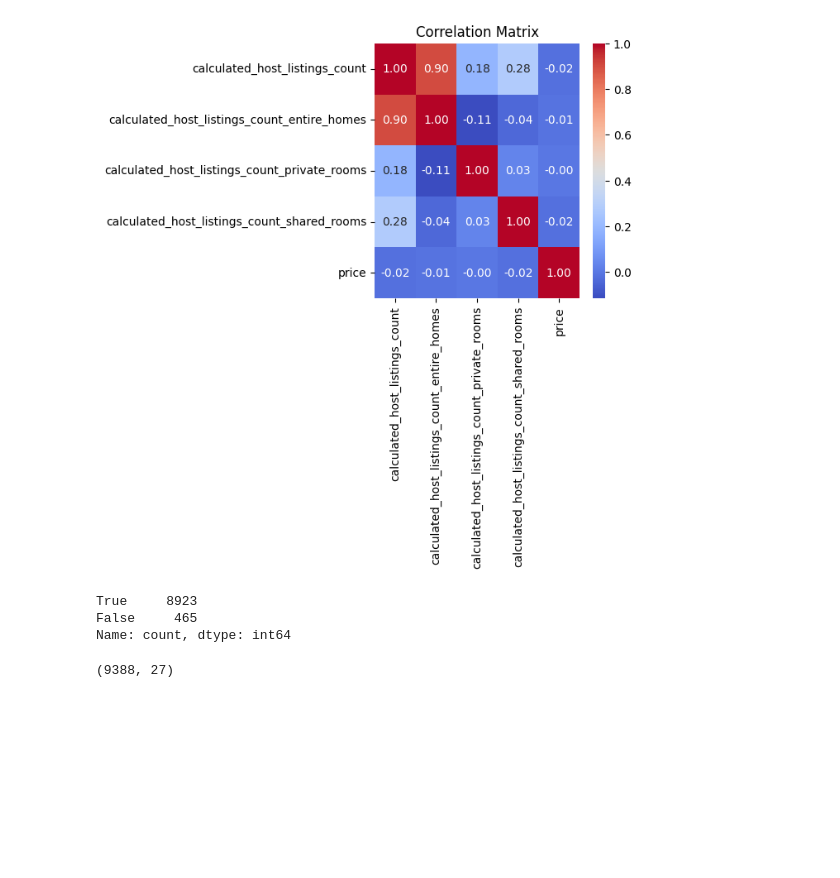
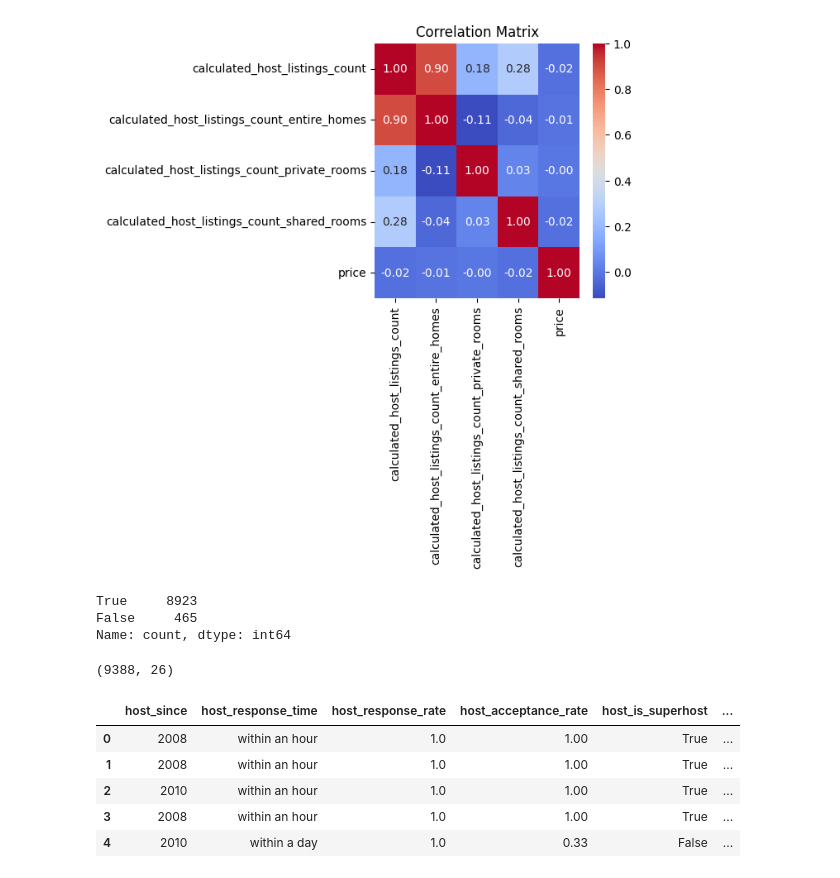
Before and after one commit to bornedan/datax-project, a Jupyter notebook: sandbox/lucie_pinterova/Data_processing0505.ipynb, the cells around one changed output. Drawn from its saved outputs; the diff is of its cells as text; code cells hidden in the pictures; blank space fills up the shorter version.

```diff
--- a/sandbox/lucie_pinterova/Data_processing0505.ipynb
+++ b/sandbox/lucie_pinterova/Data_processing0505.ipynb
@@ -530,3 +533,6 @@ df['host_verifications'] = df['host_verifications'].apply(lambda x: ast.literal_
 df['count_verifications'] = df['host_verifications'].apply(lambda x: len(x))
 
 df['count_verifications'].value_counts()
+
+# Delete host_verifications
+delete_cols.append('host_verifications')
@@ -798,6 +798,10 @@ def categorize_season(availability):
 # function to create new column 'season'
 df['season'] = df['seasonal_availability'].apply(categorize_season)
 
+categories = ['Low','Medium','High']
+
+df["season"] = df["season"].astype(pd.CategoricalDtype(categories=categories, ordered=True))
+
 # deleting previous availability columns
 avdel=['availability_30', 'availability_60', 'availability_90', 'availability_365']
 delete_cols.extend(avdel)
@@ -920,6 +924,15 @@ dfcl = df.drop(delete_cols, axis=1)
 
 dfcl.shape
 # %% [output]
-(9388, 27)
+(9388, 26)
+# %%
+dfcl.head(5)
+# %% [output]
+|  | host_since | host_response_time | host_response_rate | host_acceptance_rate | host_is_superhost | ... |
+| 0 | 2008 | within an hour | 1.0 | 1.00 | True | ... |
+| 1 | 2008 | within an hour | 1.0 | 1.00 | True | ... |
+| 2 | 2010 | within an hour | 1.0 | 1.00 | True | ... |
+| 3 | 2008 | within an hour | 1.0 | 1.00 | True | ... |
+| 4 | 2010 | within a day | 1.0 | 0.33 | False | ... |
 # %%
 dfcl.to_pickle("listing_clean.pck")
```
Also changed, not shown: parts of 3 cells of this notebook.
